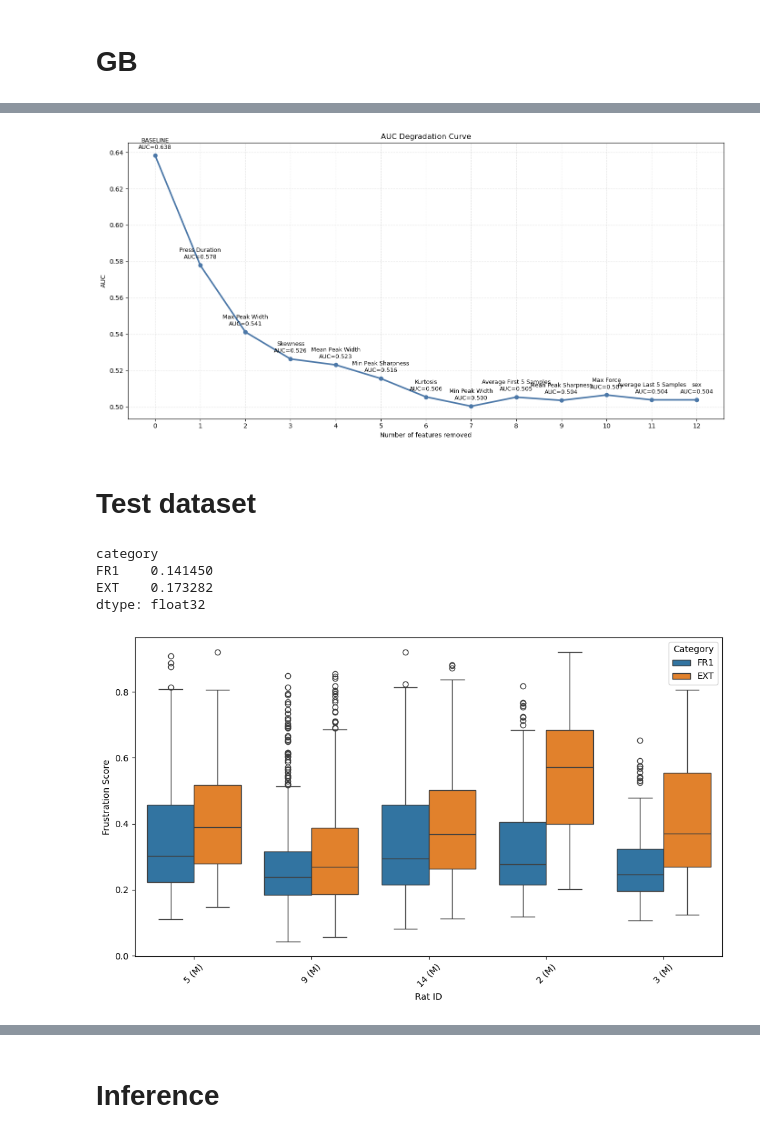
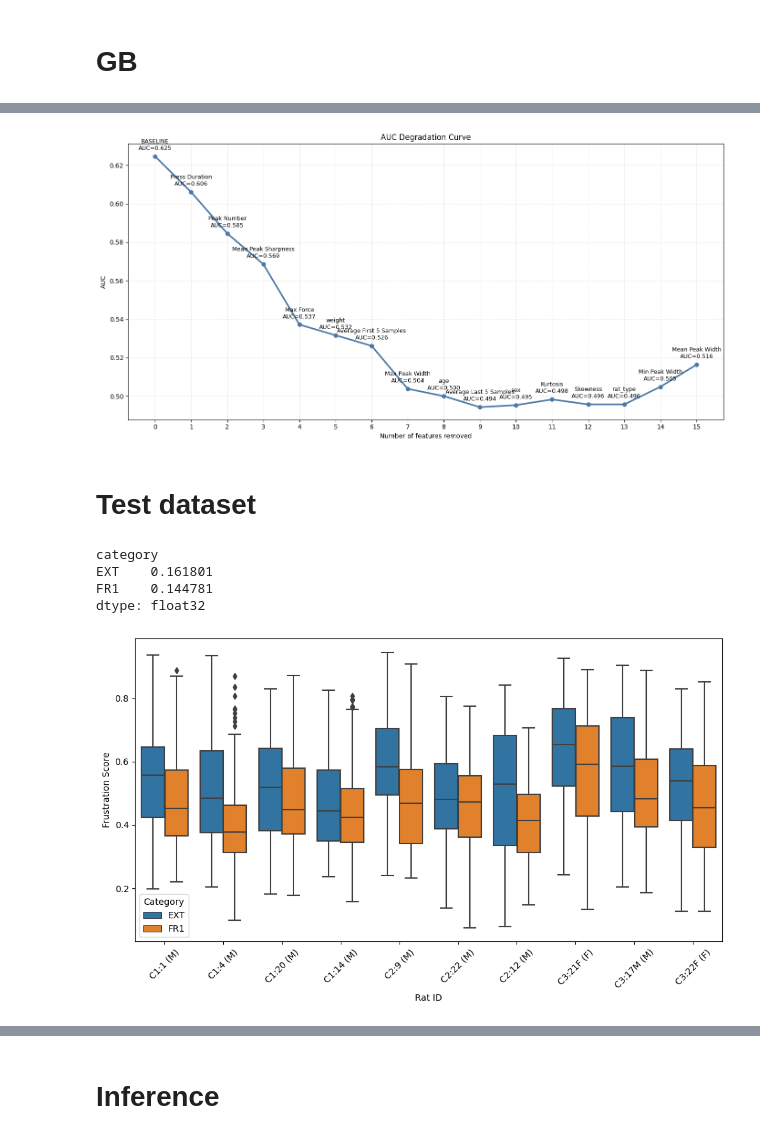
Before and after one commit to Jiefei-Wang/rat-model, a Jupyter notebook: scripts/manuscript/models.ipynb, the cells around one changed output, grey strips where cells are left out. Cells and saved outputs as stored; diff of their text form; code cells hidden in the pictures.

```diff
--- a/scripts/manuscript/models.ipynb
+++ b/scripts/manuscript/models.ipynb
@@ -301,28 +337,31 @@ plt.show()
 # %% [markdown]
 # GB
 # %%
-x_train = df_ML_train.loc[:, ML_feature_names]
+fit_feature_names = list(set(ML_feature_names) - set(['force_variation_rate', 'pk_sharp_max', 'pk_sharp_min']))
+x_train = df_ML_train.loc[:, fit_feature_names]
 y_train = df_ML_train.loc[:, 'label'].values
-x_test = df_ML_test.loc[:, ML_feature_names]
+sample_weights_train = df_ML_train['sample_weight'].values
+x_test = df_ML_test.loc[:, fit_feature_names]
 y_test = df_ML_test.loc[:, 'label'].values
+sample_weights_test = df_ML_test['sample_weight'].values
 # %%
 import xgboost as xgb
 
 gb = xgb.XGBClassifier(
     max_depth=3,
-    min_child_weight=2,
+    min_child_weight=5,
     subsample=0.9,
-    colsample_bytree=0.9,
-    reg_lambda=10,
+    colsample_bytree=1,
+    reg_lambda=3,
     tree_method="hist",
     random_state=42
 )
 
-gb.fit(x_train, y_train)
+gb.fit(x_train, y_train, sample_weight=sample_weights_train)
 
 
 y_pred = gb.predict_proba(x_test)[:, 1]
 df_ML_test["gb_prob"] = y_pred
-GB_metrics = calc_metrics(y_test, y_pred)
+GB_metrics = calc_metrics(y_test, y_pred, sample_weight=sample_weights_test)
 print(GB_metrics)
 # %% [output]
@@ -382,13 +424,13 @@ import pandas as pd
 from sklearn.metrics import roc_auc_score
 
 # --- Baseline ---
-baseline_auc = roc_auc_score(y_test, gb.predict_proba(x_test)[:, 1])
+baseline_auc = roc_auc_score(y_test, gb.predict_proba(x_test)[:, 1], sample_weight=sample_weights_test)
 
 # Working copy
 X_perm = x_test.copy()
 
 # Remaining features
-remaining_features = ML_feature_names.copy()
+remaining_features = fit_feature_names.copy()
 
 # Store results
 sequential_results = []
@@ -425,7 +467,8 @@ while len(remaining_features) > 0:
 
         perm_auc = roc_auc_score(
             y_test,
-            gb.predict_proba(X_temp)[:, 1]
+            gb.predict_proba(X_temp)[:, 1],
+            sample_weight=sample_weights_test
         )
 
         auc_drop = current_auc - perm_auc
@@ -454,7 +497,8 @@ while len(remaining_features) > 0:
     # Recompute current AUC
     current_auc = roc_auc_score(
         y_test,
-        gb.predict_proba(X_perm)[:, 1]
+        gb.predict_proba(X_perm)[:, 1],
+        sample_weight=sample_weights_test
     )
 
     cumulative_drop = baseline_auc - current_auc
@@ -561,41 +611,40 @@ output_path = f"{figure_path}/AUC degradation curve.png"
 plt.savefig(output_path, dpi=300, bbox_inches='tight')
 plt.show()
 # %% [output]
-[figure, old version]
+[figure, new version]
 # %% [markdown]
 # Test dataset
 # %%
 import seaborn as sns
 import matplotlib.pyplot as plt
 
 plt.figure(figsize=(10, 6))
 df_ML2 = df_ML_test.copy()
-df_ML2['id2'] = [i if i<1000 else i-1000 for i in df_ML2['id']]
 # combine with sex
-df_ML2['id2'] = df_ML2.apply(lambda row: f"{row['id2']} ({'M' if row['sex'] ==1 else 'F'})", axis=1)
+df_ML2['id'] = df_ML2.apply(lambda row: f"{row['id']} ({'M' if row['sex'] ==1 else 'F'})", axis=1)
 sns.boxplot(
     data=df_ML2,
-    x='id2',          # group by rat ID
+    x='id',          # group by rat ID
     y='gb_prob',     # probability values
     hue='category'   # FR1 vs EXT
 )
 
-# SD by id2 and category
-display(df_ML2.groupby(['id2', 'category'])['gb_prob'].std().unstack().mean())
+# SD by id and category
+display(df_ML2.groupby(['id', 'category'])['gb_prob'].std().unstack().mean())
 
 plt.xlabel('Rat ID')
 plt.ylabel('Frustration Score')
 plt.legend(title='Category')
 plt.xticks(rotation=45)
 
 plt.tight_layout()
 
 fig = plt.gcf()
 fig.savefig(f"{figure_path}/boxplot_holdout.png", dpi=300, bbox_inches="tight")
 plt.show()
 # %% [output]
 category
-FR1    0.141450
-EXT    0.173282
+EXT    0.161801
+FR1    0.144781
 dtype: float32
-[figure, old version]
+[figure, new version]
```
Also changed, not shown: parts of 18 cells of this notebook, 8 other files.
